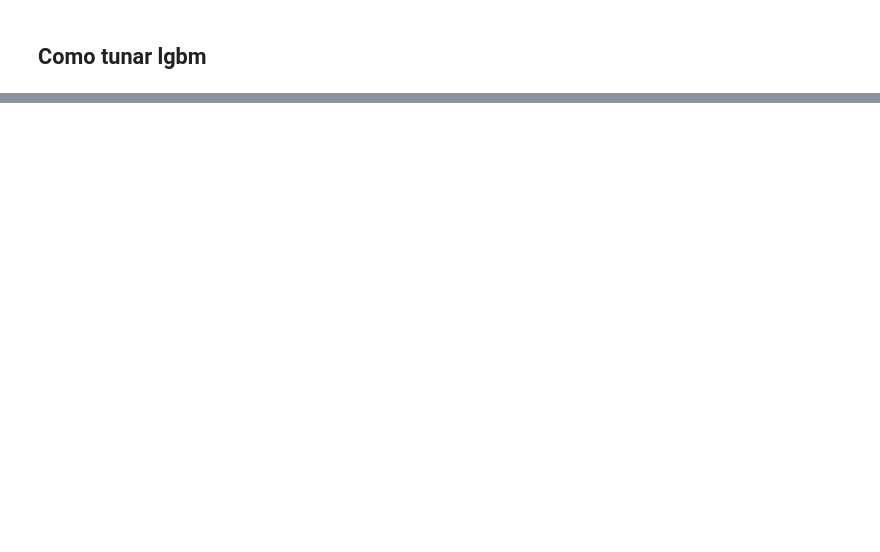
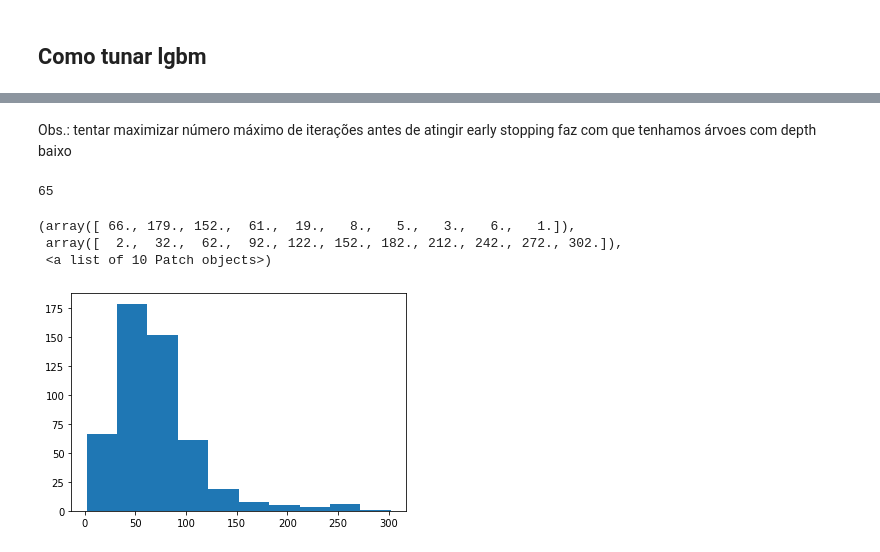
Before and after one commit to marcospiau/BankMarketingDataSet, a Jupyter notebook: notebooks/BankMarketingDataSet_v1.ipynb, the cells around one changed output, grey strips where cells are left out. Drawn from its saved outputs; the diff is of its cells as text; code cells hidden in the pictures; blank space fills up the shorter version.

```diff
--- a/notebooks/BankMarketingDataSet_v1.ipynb
+++ b/notebooks/BankMarketingDataSet_v1.ipynb
@@ -657,0 +591,2 @@ scale_pos_weight
+# %% [markdown]
+Obs.: tentar maximizar número máximo de iterações antes de atingir early stopping faz com que tenhamos árvoes com depth baixo
@@ -657,0 +595,20 @@ scale_pos_weight
+# %%
+trials_lgb_sklearn = Trials()
+
+best_lgb_sklearn = fmin(fn=f_to_min_lgbm_holdout_sklearn,
+                        space=ho_space_lgb_sklearn,
+                        algo=tpe.suggest,
+                        max_evals=500,
+                        trials=trials_lgb_sklearn,
+                       rstate=np.random.RandomState(random_state_global))
+# %%
+trials_lgb_sklearn.best_trial['result']['best_iteration']
+# %% [output]
+65
+# %%
+plt.hist([k['best_iteration'] for k in trials_lgb_sklearn.results])
+# %% [output]
+(array([ 66., 179., 152.,  61.,  19.,   8.,   5.,   3.,   6.,   1.]),
+ array([  2.,  32.,  62.,  92., 122., 152., 182., 212., 242., 272., 302.]),
+ <a list of 10 Patch objects>)
+[figure, added]
```
Also changed, not shown: parts of 80 cells of this notebook.
